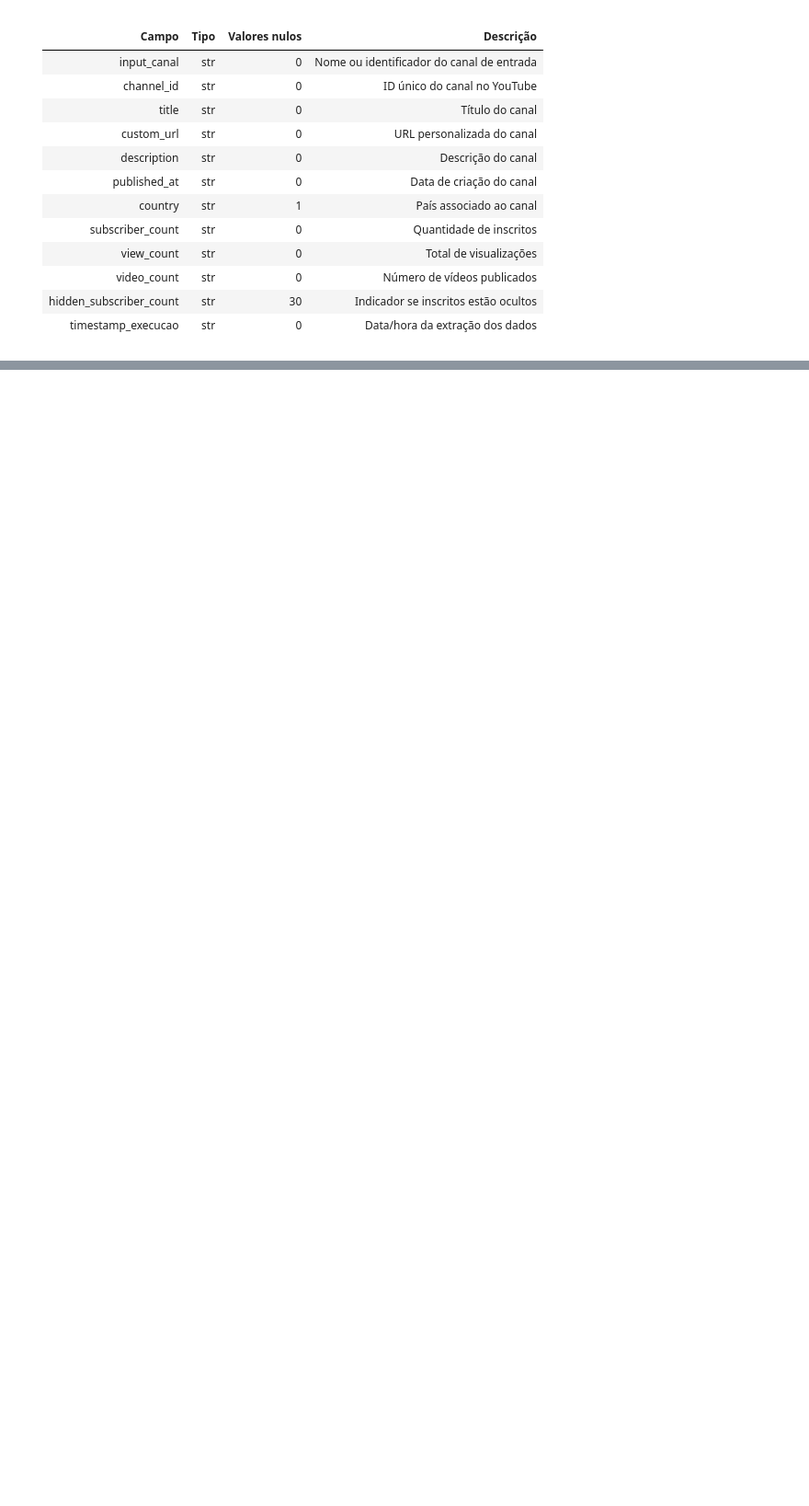
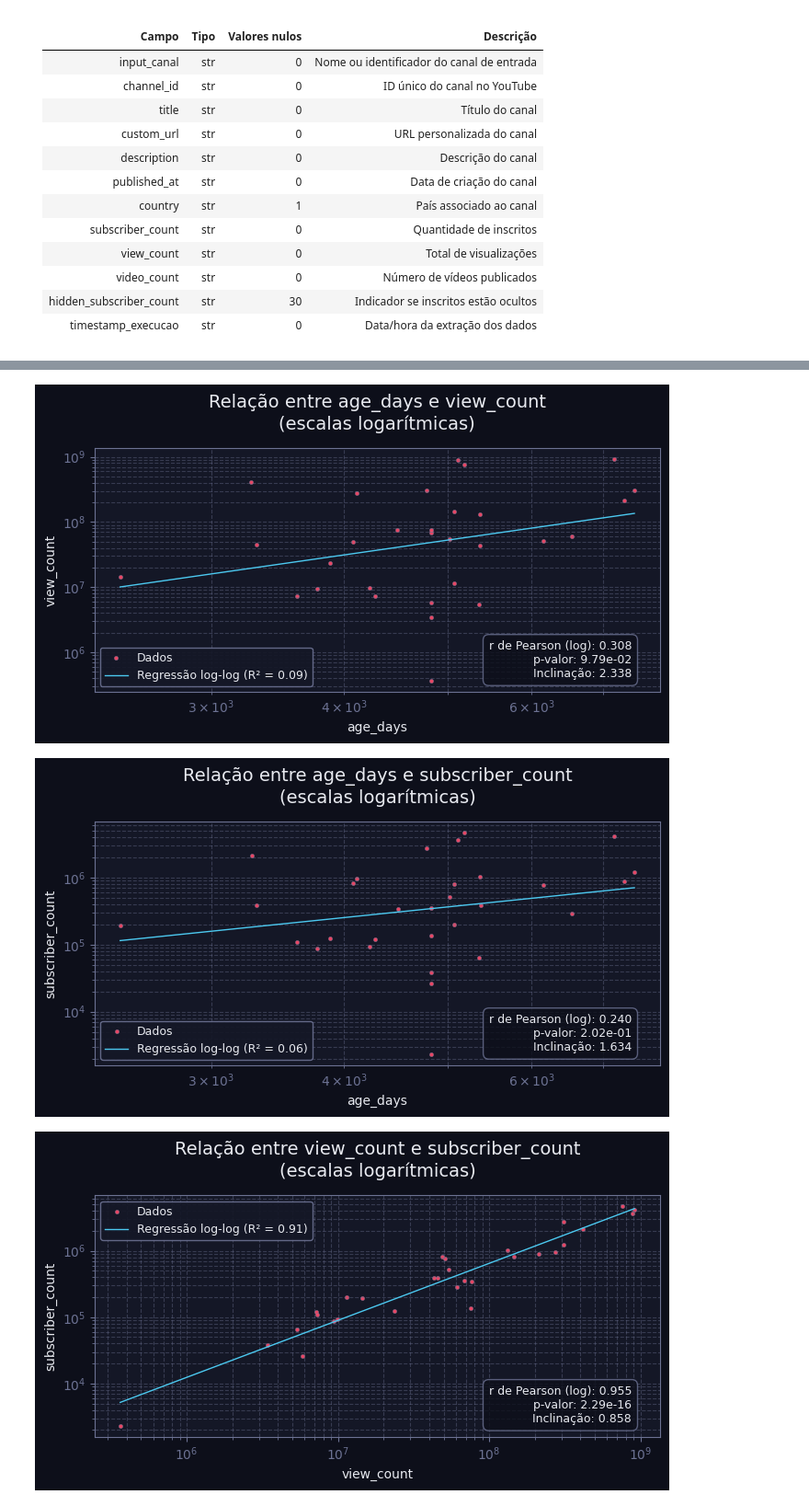
Before and after one commit to lukilme/youtube-miner, a Jupyter notebook: notebook/reasearch.ipynb, the cells around one changed output, grey strips where cells are left out. Shown at 92% size. Drawn from its saved outputs; the diff is of its cells as text; code cells hidden in the pictures; blank space fills up the shorter version.

Commit message:
updates for statical analysis

```diff
--- a/notebook/reasearch.ipynb
+++ b/notebook/reasearch.ipynb
@@ -165,8 +282,10 @@ def export(df: pd.DataFrame, path: str, nlp_corpus_path: str = None)->None:
 processed_canais_df = cast_types(canais_df)
 processed_canais_df = clean_structure(cast_types(processed_canais_df))
 processed_canais_df = normalize_text_columns(processed_canais_df)
+processed_canais_df = normalize_datetime_columns(processed_canais_df)
 processed_canais_df = validate(processed_canais_df)
-processed_canais_df.head()["description"]
+processed_canais_df = engineer_features(processed_canais_df)
+processed_canais_df = validate(processed_canais_df)
 # %% [output]
 Cleaned data structure
  - Columns before: **12**
@@ -179,0 +362,23 @@ Name: description, dtype: str
+# %%
+
+fig, ax, stats_result = static.plot_log_log_regression(
+    processed_canais_df, 'age_days', 'view_count',figsize=(7, 4), return_stats=True
+)
+plt.show()
+# print(f"R² = {stats_result['r_squared']:.3f}, p = {stats_result['p_value']:.2e}")
+
+
+fig, ax, stats_result = static.plot_log_log_regression(
+    processed_canais_df, 'age_days', 'subscriber_count',figsize=(7, 4), return_stats=True
+)
+plt.show()
+# print(f"R² = {stats_result['r_squared']:.3f}, p = {stats_result['p_value']:.2e}")
+
+fig, ax, stats_result = static.plot_log_log_regression(
+    processed_canais_df, 'view_count', 'subscriber_count',figsize=(7, 4), return_stats=True
+)
+plt.show()
+# %% [output]
+[figure, added]
+[figure, added]
+[figure, added]
```
Also changed, not shown: parts of 9 cells of this notebook, 6 other files.
